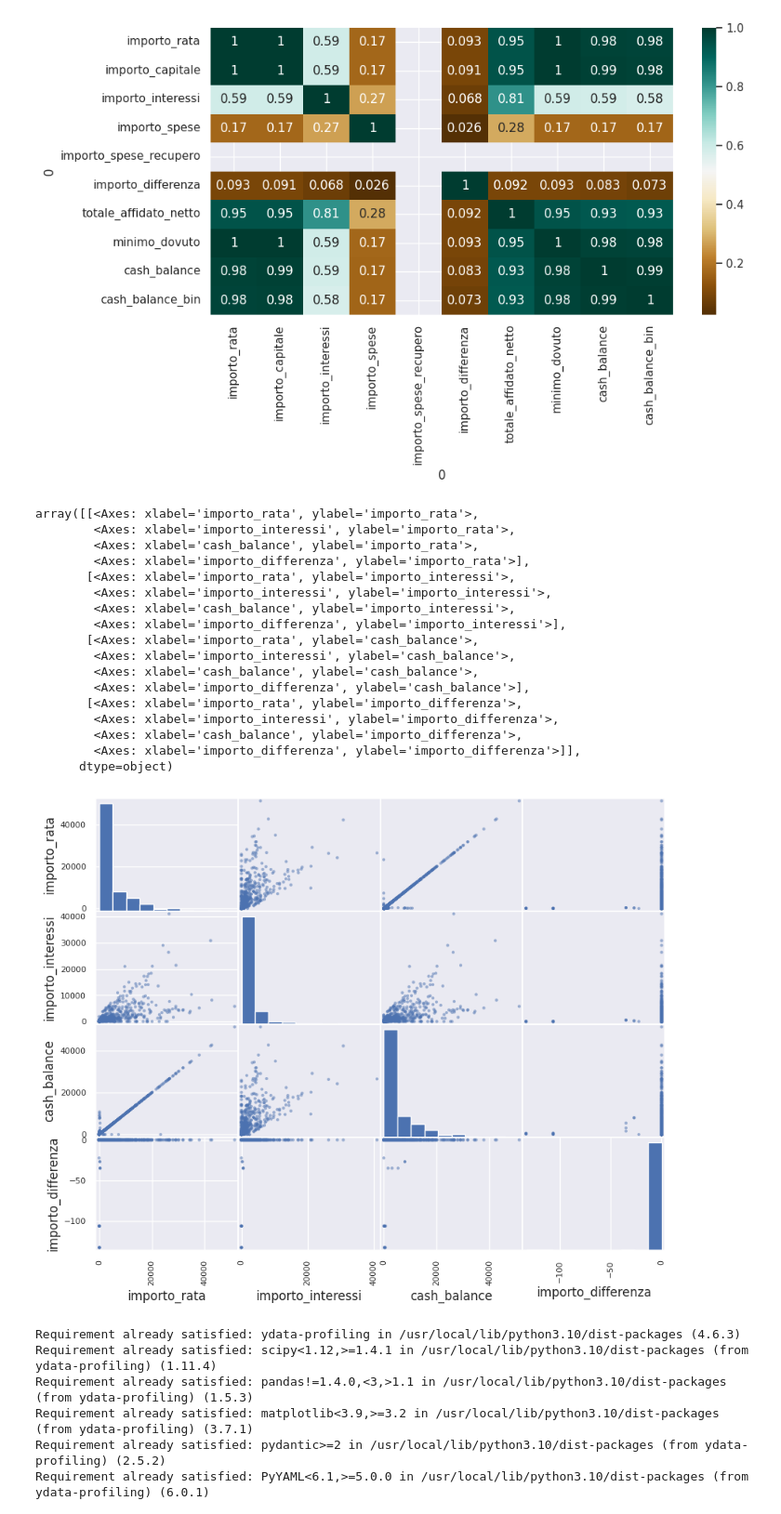
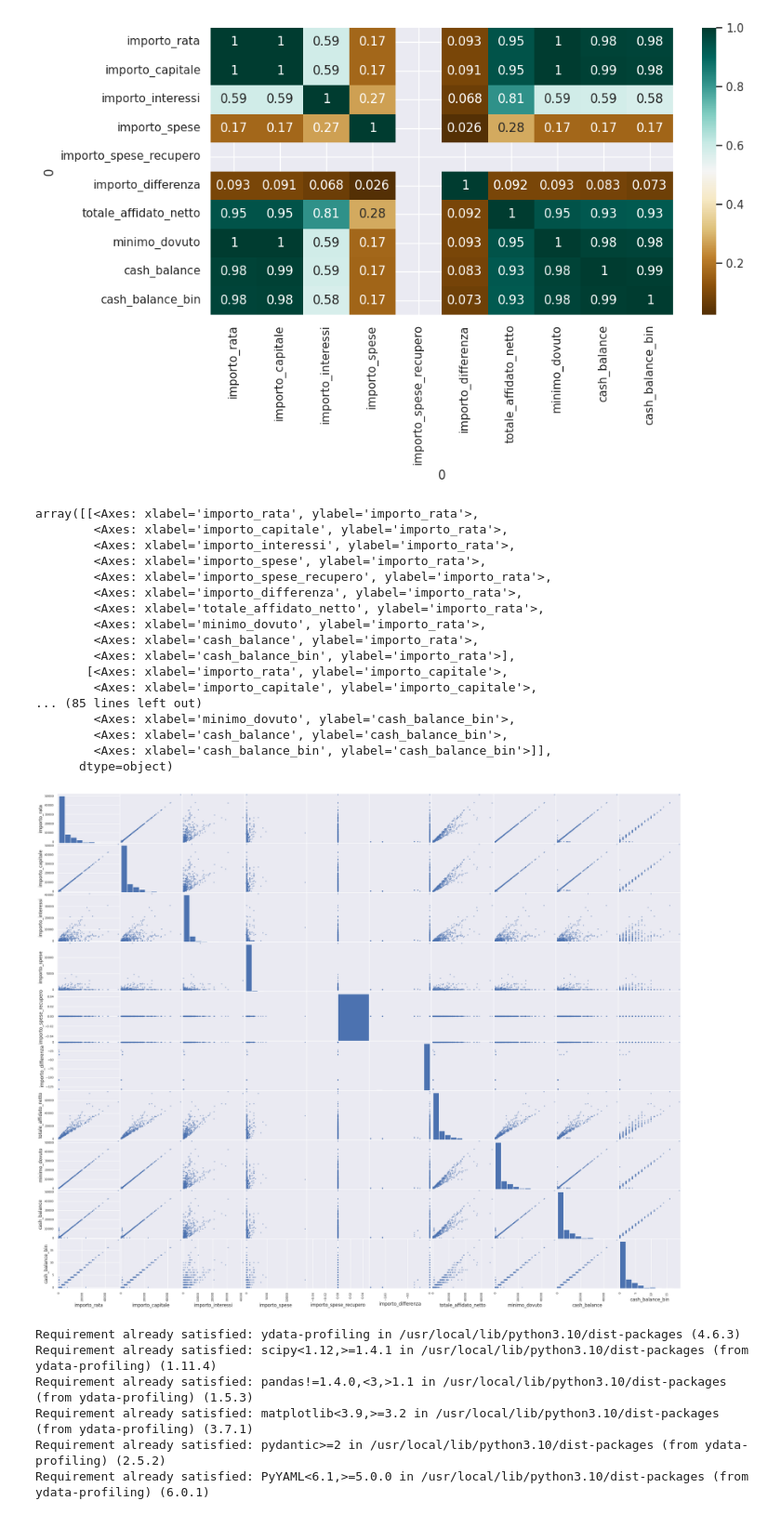
Before and after one commit to leptoquark/data-analysis, a Jupyter notebook: data_analysis_v2.ipynb, the cells around one changed output. Shown at 93% size. Drawn from its saved outputs; the diff is of its cells as text; code cells hidden in the pictures.

```diff
--- a/data_analysis_v2.ipynb
+++ b/data_analysis_v2.ipynb
@@ -174,28 +174,30 @@ c
 | cash_balance_bin | 0.980533 | 0.981673 | 0.577150 | 0.165363 | NaN | ... |
 [figure]
 # %%
+attributes = df.columns;
+
 from pandas.plotting import scatter_matrix
-attributes = ["importo_rata", "importo_interessi", "cash_balance", "importo_differenza"]
-scatter_matrix(df[attributes], figsize = (10,8))
+#attributes = ["importo_rata", "importo_interessi", "cash_balance", "importo_differenza"]
+scatter_matrix(df[attributes], figsize = (30,24))
 # %% [output]
 array([[<Axes: xlabel='importo_rata', ylabel='importo_rata'>,
+        <Axes: xlabel='importo_capitale', ylabel='importo_rata'>,
         <Axes: xlabel='importo_interessi', ylabel='importo_rata'>,
+        <Axes: xlabel='importo_spese', ylabel='importo_rata'>,
+        <Axes: xlabel='importo_spese_recupero', ylabel='importo_rata'>,
+        <Axes: xlabel='importo_differenza', ylabel='importo_rata'>,
+        <Axes: xlabel='totale_affidato_netto', ylabel='importo_rata'>,
+        <Axes: xlabel='minimo_dovuto', ylabel='importo_rata'>,
         <Axes: xlabel='cash_balance', ylabel='importo_rata'>,
-        <Axes: xlabel='importo_differenza', ylabel='importo_rata'>],
-       [<Axes: xlabel='importo_rata', ylabel='importo_interessi'>,
-        <Axes: xlabel='importo_interessi', ylabel='importo_interessi'>,
-        <Axes: xlabel='cash_balance', ylabel='importo_interessi'>,
-        <Axes: xlabel='importo_differenza', ylabel='importo_interessi'>],
-       [<Axes: xlabel='importo_rata', ylabel='cash_balance'>,
-        <Axes: xlabel='importo_interessi', ylabel='cash_balance'>,
-        <Axes: xlabel='cash_balance', ylabel='cash_balance'>,
-        <Axes: xlabel='importo_differenza', ylabel='cash_balance'>],
-       [<Axes: xlabel='importo_rata', ylabel='importo_differenza'>,
-        <Axes: xlabel='importo_interessi', ylabel='importo_differenza'>,
-        <Axes: xlabel='cash_balance', ylabel='importo_differenza'>,
-        <Axes: xlabel='importo_differenza', ylabel='importo_differenza'>]],
+        <Axes: xlabel='cash_balance_bin', ylabel='importo_rata'>],
+       [<Axes: xlabel='importo_rata', ylabel='importo_capitale'>,
+        <Axes: xlabel='importo_capitale', ylabel='importo_capitale'>,
+... (85 lines left out)
+        <Axes: xlabel='minimo_dovuto', ylabel='cash_balance_bin'>,
+        <Axes: xlabel='cash_balance', ylabel='cash_balance_bin'>,
+        <Axes: xlabel='cash_balance_bin', ylabel='cash_balance_bin'>]],
       dtype=object)
-[figure, old version]
+[figure, new version]
 # %%
 !pip install ydata-profiling
 !pip install lazypredict
```
Also changed, not shown: parts of 3 cells of this notebook.
